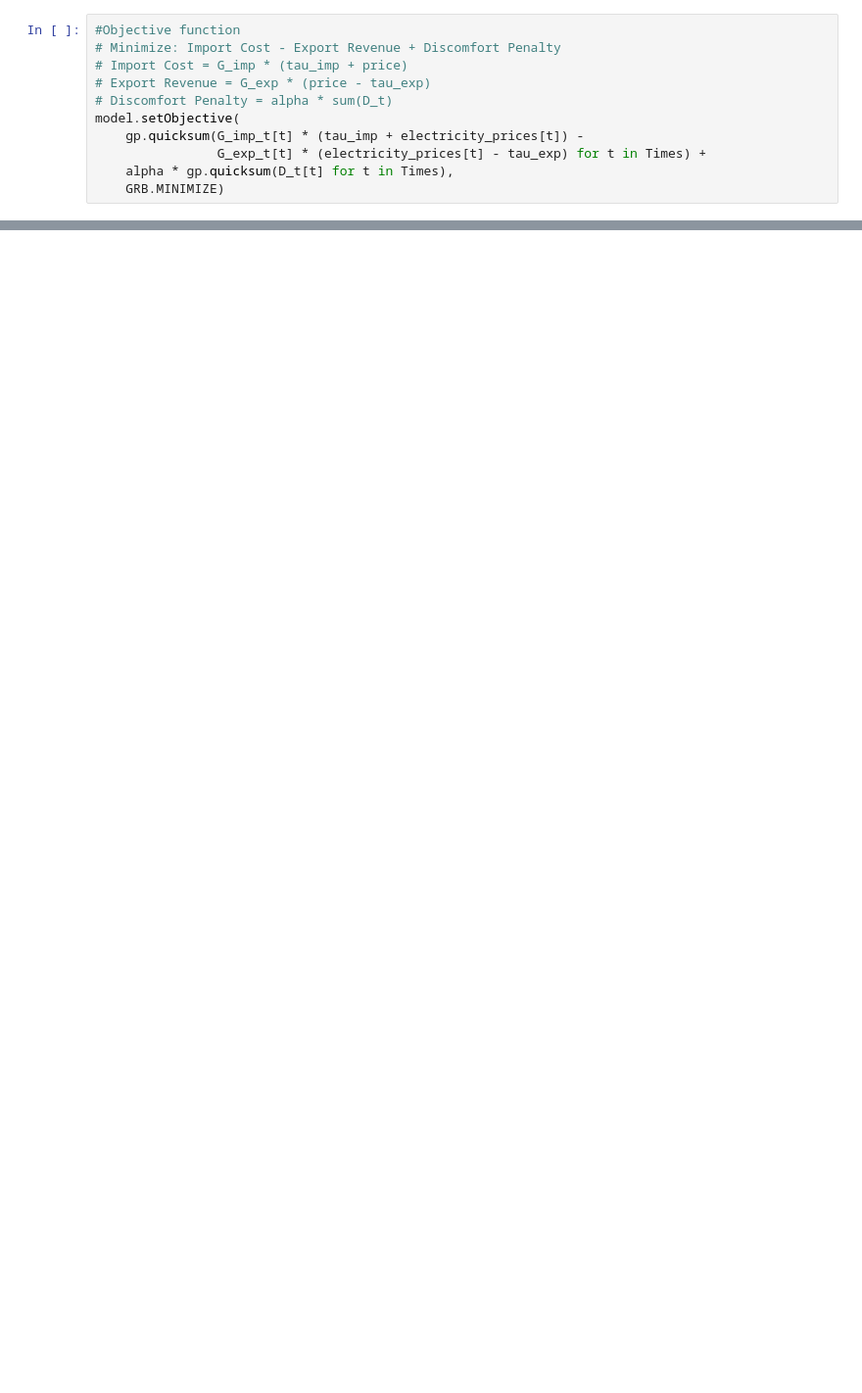
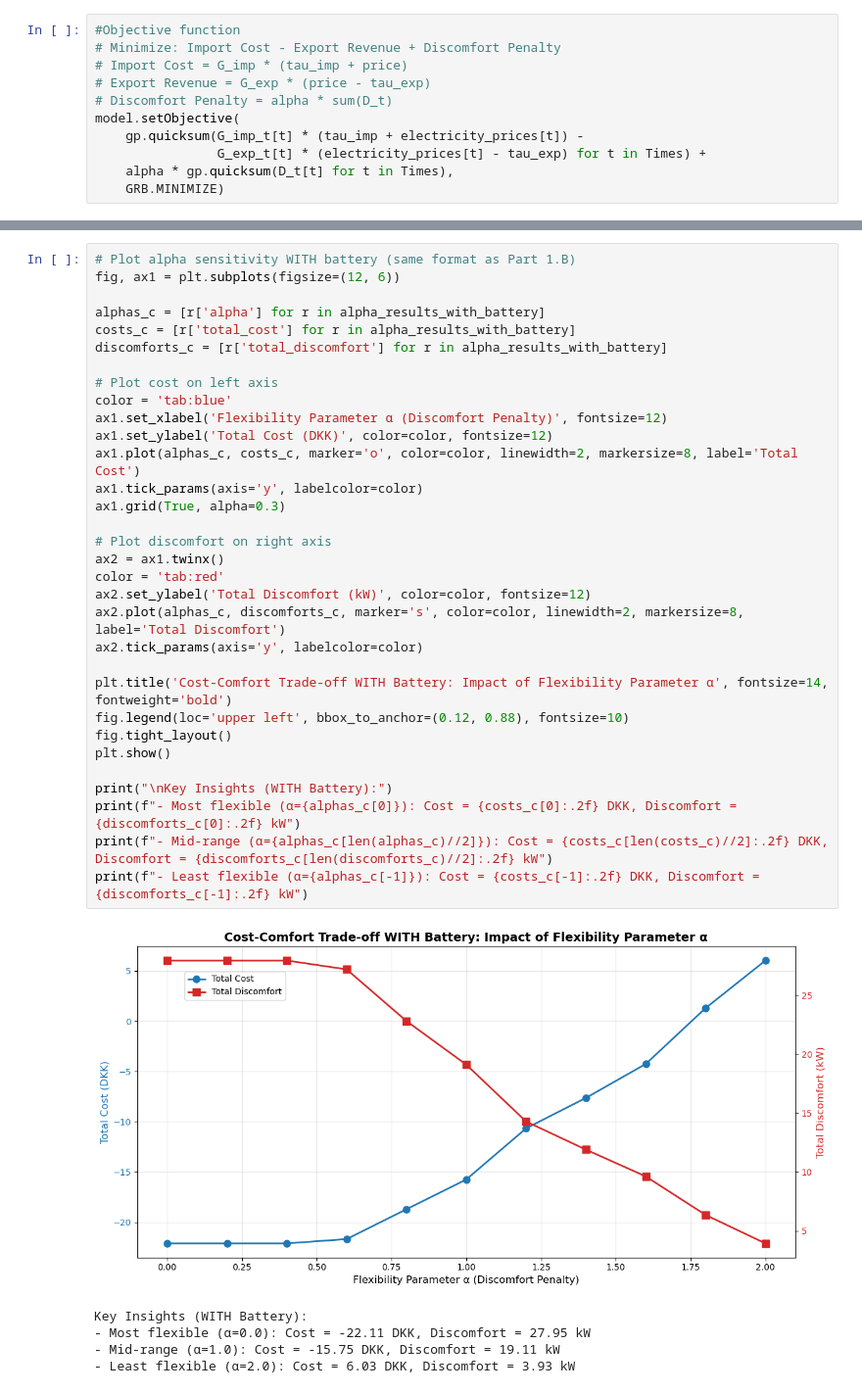
Before and after one commit to Robert7055/Optimization-assignment-1, a Jupyter notebook: Part 1.C_new.ipynb, the cells around one changed output, grey strips where cells are left out. Shown at 98% size. Saved outputs shown, nothing was run; the diff lists cells and outputs as text; blank space fills up the shorter version.

```diff
--- a/Part 1.C_new.ipynb
+++ b/Part 1.C_new.ipynb
@@ -197,0 +630,38 @@ Hour | Load (kW) | Curtailment (kW) | Grid Import (kW) | Grid Export (kW) | PV P
+# %%
+# Plot alpha sensitivity WITH battery (same format as Part 1.B)
+fig, ax1 = plt.subplots(figsize=(12, 6))
+
+alphas_c = [r['alpha'] for r in alpha_results_with_battery]
+costs_c = [r['total_cost'] for r in alpha_results_with_battery]
+discomforts_c = [r['total_discomfort'] for r in alpha_results_with_battery]
+
+# Plot cost on left axis
+color = 'tab:blue'
+ax1.set_xlabel('Flexibility Parameter α (Discomfort Penalty)', fontsize=12)
+ax1.set_ylabel('Total Cost (DKK)', color=color, fontsize=12)
+ax1.plot(alphas_c, costs_c, marker='o', color=color, linewidth=2, markersize=8, label='Total Cost')
+ax1.tick_params(axis='y', labelcolor=color)
+ax1.grid(True, alpha=0.3)
+
+# Plot discomfort on right axis
+ax2 = ax1.twinx()
+color = 'tab:red'
+ax2.set_ylabel('Total Discomfort (kW)', color=color, fontsize=12)
+ax2.plot(alphas_c, discomforts_c, marker='s', color=color, linewidth=2, markersize=8, label='Total Discomfort')
+ax2.tick_params(axis='y', labelcolor=color)
+
+plt.title('Cost-Comfort Trade-off WITH Battery: Impact of Flexibility Parameter α', fontsize=14, fontweight='bold')
+fig.legend(loc='upper left', bbox_to_anchor=(0.12, 0.88), fontsize=10)
+fig.tight_layout()
+plt.show()
+
+print("\nKey Insights (WITH Battery):")
+print(f"- Most flexible (α={alphas_c[0]}): Cost = {costs_c[0]:.2f} DKK, Discomfort = {discomforts_c[0]:.2f} kW")
+print(f"- Mid-range (α={alphas_c[len(alphas_c)//2]}): Cost = {costs_c[len(costs_c)//2]:.2f} DKK, Discomfort = {discomforts_c[len(discomforts_c)//2]:.2f} kW")
+print(f"- Least flexible (α={alphas_c[-1]}): Cost = {costs_c[-1]:.2f} DKK, Discomfort = {discomforts_c[-1]:.2f} kW")
+# %% [output]
+[figure, added]
+Key Insights (WITH Battery):
+- Most flexible (α=0.0): Cost = -22.11 DKK, Discomfort = 27.95 kW
+- Mid-range (α=1.0): Cost = -15.75 DKK, Discomfort = 19.11 kW
+- Least flexible (α=2.0): Cost = 6.03 DKK, Discomfort = 3.93 kW
```
Also changed, not shown: parts of 25 cells of this notebook, 1 other file.
